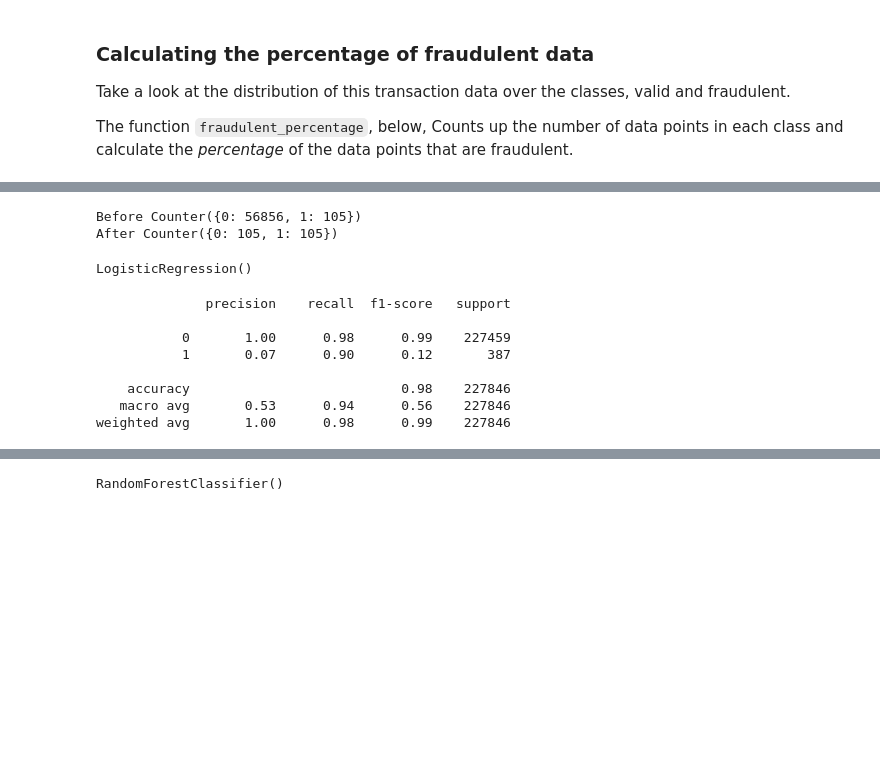
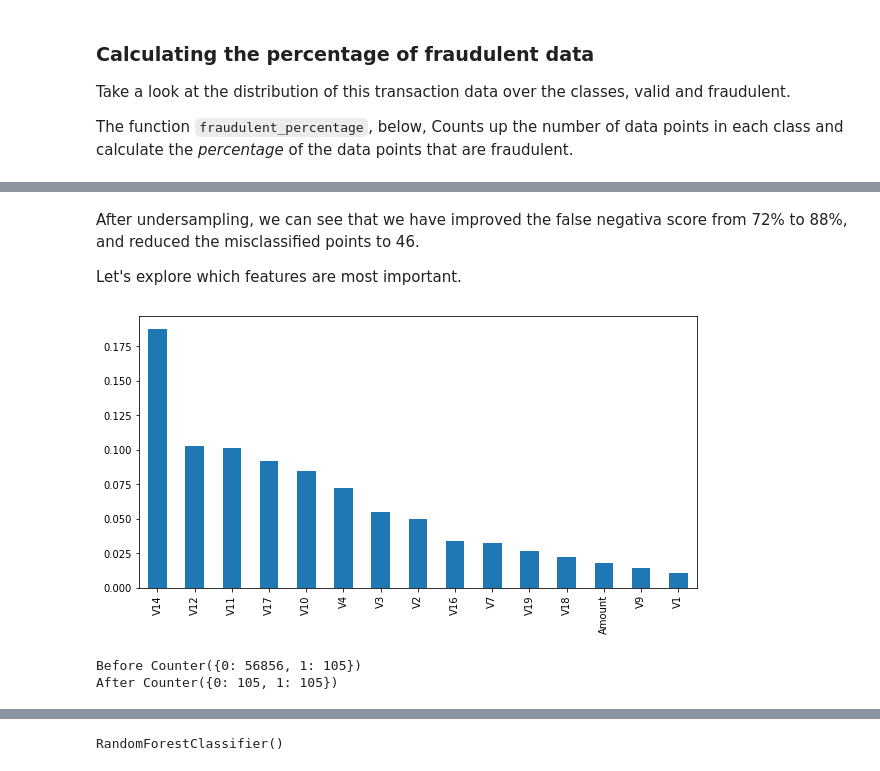
Before and after one commit to SamyySwift/Fraud_Detection, a Jupyter notebook: Fraud_Detection.ipynb, the cells around one changed output, grey strips where cells are left out. Saved outputs shown, nothing was run; the diff lists cells and outputs as text; code cells hidden in the pictures; blank space fills up the shorter version.

```diff
--- a/Fraud_Detection.ipynb
+++ b/Fraud_Detection.ipynb
@@ -160,0 +143,6 @@ Counter(y_test), Counter(y_train)
+# %%
+# Instantiate the Lositic regression model
+LR = LogisticRegression(max_iter=10000)
+
+# Fit on the train and test set
+LR.fit(x_train, y_train)
@@ -160,0 +171,3 @@ Counter(y_test), Counter(y_train)
+# %%
+RF = RandomForestClassifier(n_estimators=300)
+RF.fit(x_train, y_train)
@@ -160,0 +268,11 @@ Counter(y_test), Counter(y_train)
+# %% [markdown]
+After undersampling, we can see that we have improved the false negativa score from 72% to 88%, and reduced the misclassified points to 46.
+
+Let's explore which features are most important.
+# %%
+plt.figure(figsize=(10,5))
+# get feature importance
+feature_importance = pd.Series(RF.feature_importances_, index=x_train.columns)
+feature_importance.nlargest(15).plot(kind='bar');
+# %% [output]
+[figure, added]
@@ -171,19 +297,3 @@ print('After',counter)
 # %% [output]
 Before Counter({0: 56856, 1: 105})
 After Counter({0: 105, 1: 105})
-# %%
-LR = LogisticRegression()
-LR.fit(X_train_ru, y_train_ru)
-# %% [output]
-LogisticRegression()
-# %%
-print(classification_report(y_test, RF.predict(x_test)))
-# %% [output]
-              precision    recall  f1-score   support
-
-           0       1.00      0.98      0.99    227459
-           1       0.07      0.90      0.12       387
-
-    accuracy                           0.98    227846
-   macro avg       0.53      0.94      0.56    227846
-weighted avg       1.00      0.98      0.99    227846
```
Also changed, not shown: parts of 79 cells of this notebook, 1 other file.
